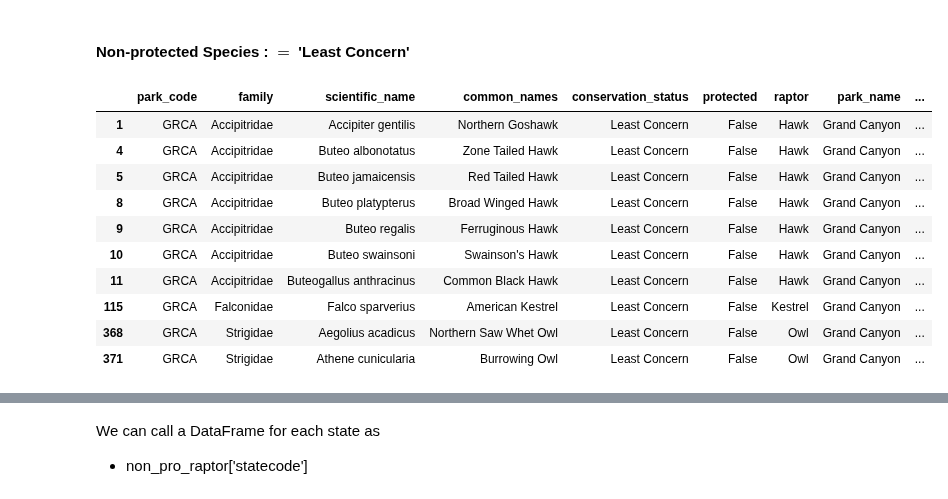
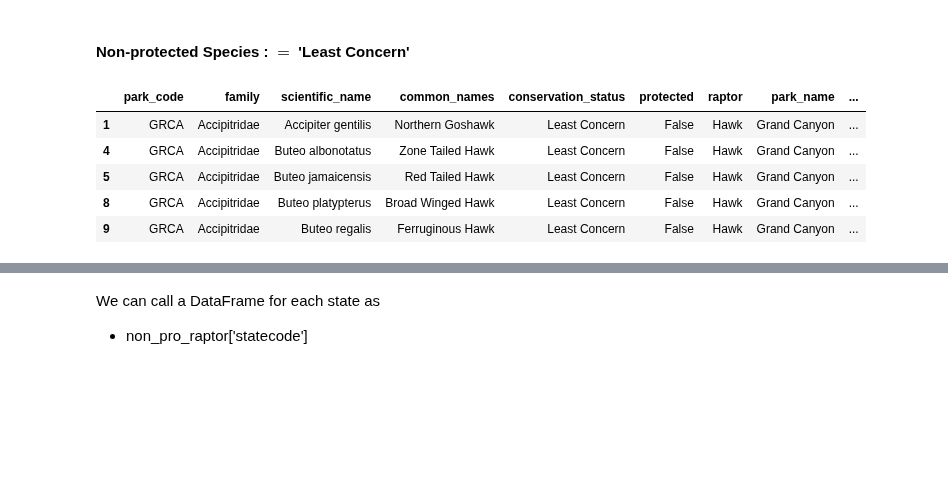
Before and after one commit to pineapple-bois/Biodiversity-In-National-Parks-Real-World, a Jupyter notebook: analysis.ipynb, the cells around one changed output, grey strips where cells are left out. Cells and saved outputs as stored; diff of their text form; code cells hidden in the pictures; blank space fills up the shorter version.

```diff
--- a/analysis.ipynb
+++ b/analysis.ipynb
@@ -690,19 +687,14 @@ We can call a DataFrame for each state as
 #### Non-protected Species : $=$ 'Least Concern'
 # %%
 non_pro_raptors = sw_raptor_df[sw_raptor_df.conservation_status == 'Least Concern']
-non_pro_raptors.head(10)
+non_pro_raptors.head()
 # %% [output]
 |  | park_code | family | scientific_name | common_names | conservation_status | protected | raptor | park_name | ... |
 | 1 | GRCA | Accipitridae | Accipiter gentilis | Northern Goshawk | Least Concern | False | Hawk | Grand Canyon | ... |
 | 4 | GRCA | Accipitridae | Buteo albonotatus | Zone Tailed Hawk | Least Concern | False | Hawk | Grand Canyon | ... |
 | 5 | GRCA | Accipitridae | Buteo jamaicensis | Red Tailed Hawk | Least Concern | False | Hawk | Grand Canyon | ... |
 | 8 | GRCA | Accipitridae | Buteo platypterus | Broad Winged Hawk | Least Concern | False | Hawk | Grand Canyon | ... |
 | 9 | GRCA | Accipitridae | Buteo regalis | Ferruginous Hawk | Least Concern | False | Hawk | Grand Canyon | ... |
-| 10 | GRCA | Accipitridae | Buteo swainsoni | Swainson's Hawk | Least Concern | False | Hawk | Grand Canyon | ... |
-| 11 | GRCA | Accipitridae | Buteogallus anthracinus | Common Black Hawk | Least Concern | False | Hawk | Grand Canyon | ... |
-| 115 | GRCA | Falconidae | Falco sparverius | American Kestrel | Least Concern | False | Kestrel | Grand Canyon | ... |
-| 368 | GRCA | Strigidae | Aegolius acadicus | Northern Saw Whet Owl | Least Concern | False | Owl | Grand Canyon | ... |
-| 371 | GRCA | Strigidae | Athene cunicularia | Burrowing Owl | Least Concern | False | Owl | Grand Canyon | ... |
 # %%
 # We use 'states_list_short' = ['AZ', 'CA', 'CO', 'UT'] for Arizona, California, Colorado & Utah
 
```
Also changed, not shown: parts of 3 cells of this notebook.
